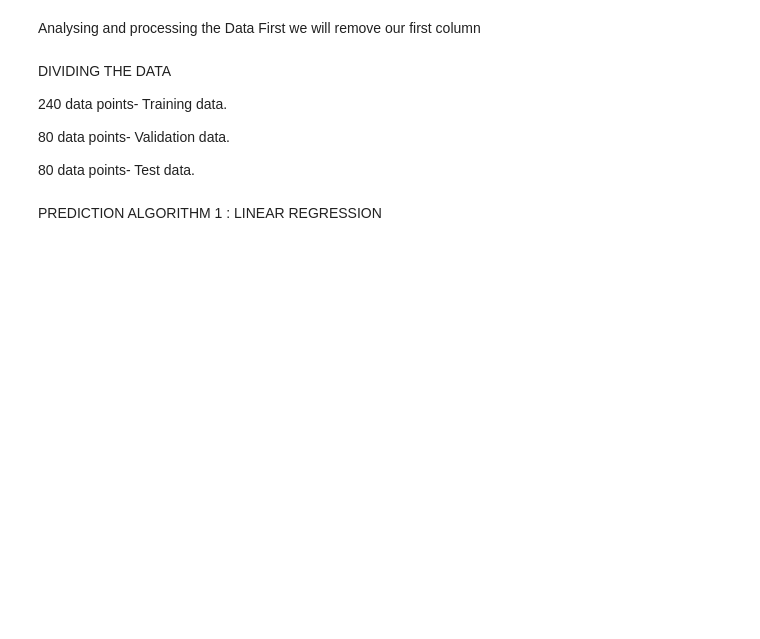
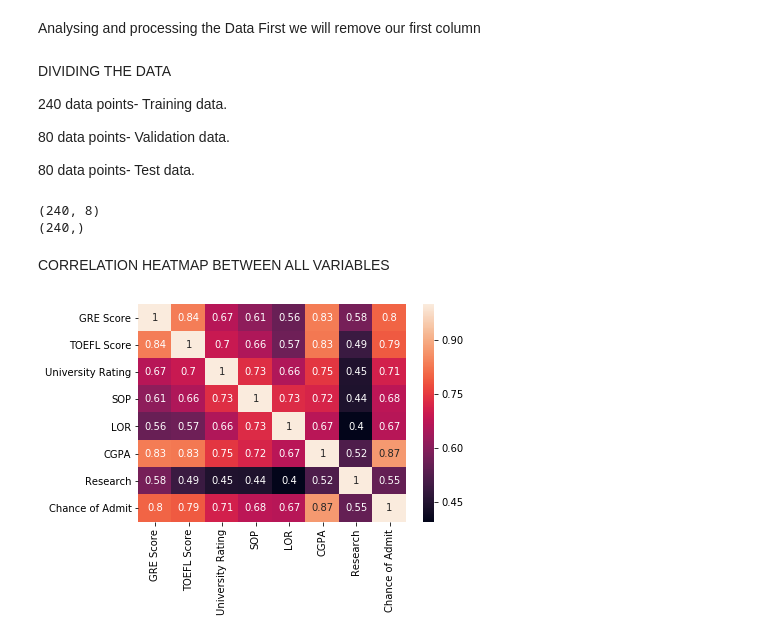
Before and after one commit to BL4CKDUDE/ML-Data-Analysis-Assignment-, a Jupyter notebook: ML Assignment/First.ipynb, the cells around one changed output. Cells and saved outputs as stored; diff of their text form; code cells hidden in the pictures; blank space fills up the shorter version.

Commit message:
More Data Processing and Analysis

```diff
--- a/ML Assignment/First.ipynb
+++ b/ML Assignment/First.ipynb
@@ -55,2 +75,12 @@ test_data = data_adjust[320:400]
-# %% [markdown]
-PREDICTION ALGORITHM 1 : LINEAR REGRESSION
+# %%
+data_adjust = normalise(0.65, 0)
+training_datax =  data_adjust[:240]
+validation_datax = data_adjust[240:320]
+test_datax = data_adjust[320:400]
+
+# Labels
+
+data_adjust = np.array(data_adjust)
+test_datay = data_adjust[320:400][:,7]
+training_datay =  data_adjust[:240][:,7]
+validation_datay = data_adjust[240:320][:,7]
@@ -56,0 +99,21 @@ PREDICTION ALGORITHM 1 : LINEAR REGRESSION
+# %%
+print(training_datax.shape)
+print(training_datay.shape)
+# %% [output]
+(240, 8)
+(240,)
+# %% [markdown]
+CORRELATION HEATMAP BETWEEN ALL VARIABLES
+# %%
+def heatmap(data):
+    data= data.astype(float)
+    df = pd.DataFrame(data)
+    c = df.corr()
+    data_corr = c
+    x = ["GRE Score", "TOEFL Score", "University Rating","SOP", "LOR", "CGPA", "Research", "Chance of Admit"]
+    y = ["GRE Score", "TOEFL Score", "University Rating","SOP", "LOR", "CGPA", "Research", "Chance of Admit"]
+    sns.heatmap(data_corr, xticklabels=x, yticklabels=y, annot = True )
+    return data, c
+data,corr = heatmap(data_adjust)
+# %% [output]
+[figure, added]
```
Also changed, not shown: parts of 8 cells of this notebook, 1 other file.
